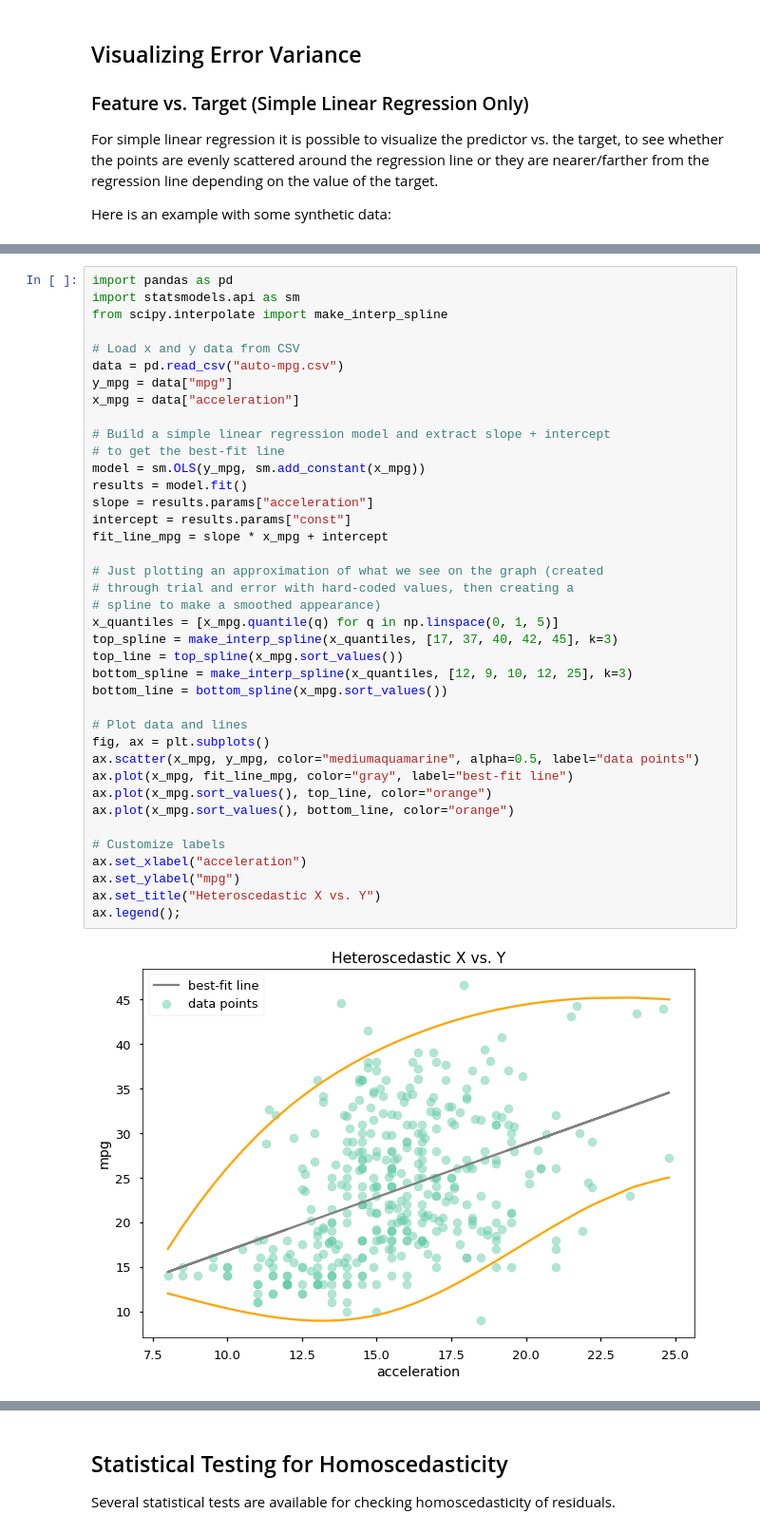
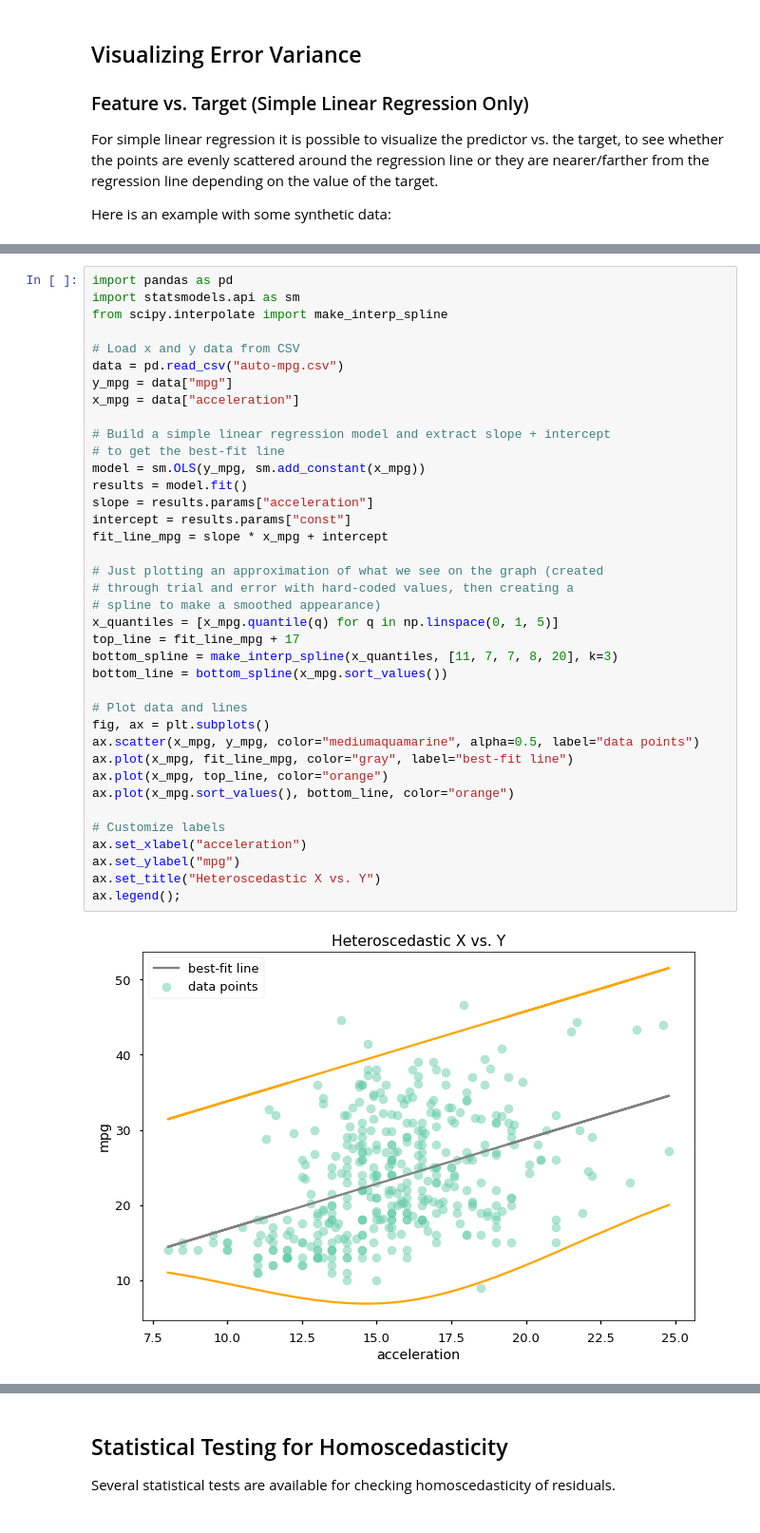
Before and after one commit to learn-co-curriculum/dsc-homoscedasticity-assumption, a Jupyter notebook: index.ipynb, the cells around one changed output, grey strips where cells are left out. Shown at 95% size. Drawn from its saved outputs; the diff is of its cells as text.

```diff
--- a/index.ipynb
+++ b/index.ipynb
@@ -76,36 +79,35 @@ from scipy.interpolate import make_interp_spline
 data = pd.read_csv("auto-mpg.csv")
 y_mpg = data["mpg"]
 x_mpg = data["acceleration"]
 
 # Build a simple linear regression model and extract slope + intercept
 # to get the best-fit line
 model = sm.OLS(y_mpg, sm.add_constant(x_mpg))
 results = model.fit()
 slope = results.params["acceleration"]
 intercept = results.params["const"]
 fit_line_mpg = slope * x_mpg + intercept
 
 # Just plotting an approximation of what we see on the graph (created
 # through trial and error with hard-coded values, then creating a
 # spline to make a smoothed appearance)
 x_quantiles = [x_mpg.quantile(q) for q in np.linspace(0, 1, 5)]
-top_spline = make_interp_spline(x_quantiles, [17, 37, 40, 42, 45], k=3)
-top_line = top_spline(x_mpg.sort_values())
-bottom_spline = make_interp_spline(x_quantiles, [12, 9, 10, 12, 25], k=3)
+top_line = fit_line_mpg + 17
+bottom_spline = make_interp_spline(x_quantiles, [11, 7, 7, 8, 20], k=3)
 bottom_line = bottom_spline(x_mpg.sort_values())
 
 # Plot data and lines
 fig, ax = plt.subplots()
 ax.scatter(x_mpg, y_mpg, color="mediumaquamarine", alpha=0.5, label="data points")
 ax.plot(x_mpg, fit_line_mpg, color="gray", label="best-fit line")
-ax.plot(x_mpg.sort_values(), top_line, color="orange")
+ax.plot(x_mpg, top_line, color="orange")
 ax.plot(x_mpg.sort_values(), bottom_line, color="orange")
 
 # Customize labels
 ax.set_xlabel("acceleration")
 ax.set_ylabel("mpg")
 ax.set_title("Heteroscedastic X vs. Y")
 ax.legend();
 # %% [output]
-[figure, old version]
+[figure, new version]
 # %% [markdown]
```
Also changed, not shown: parts of 20 cells of this notebook, 5 other files.
